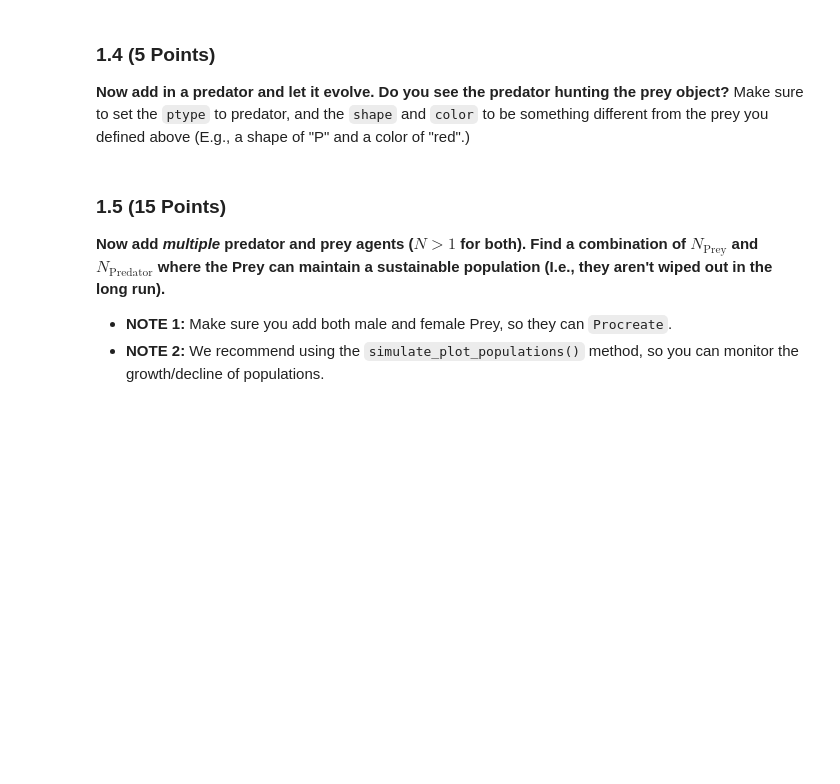
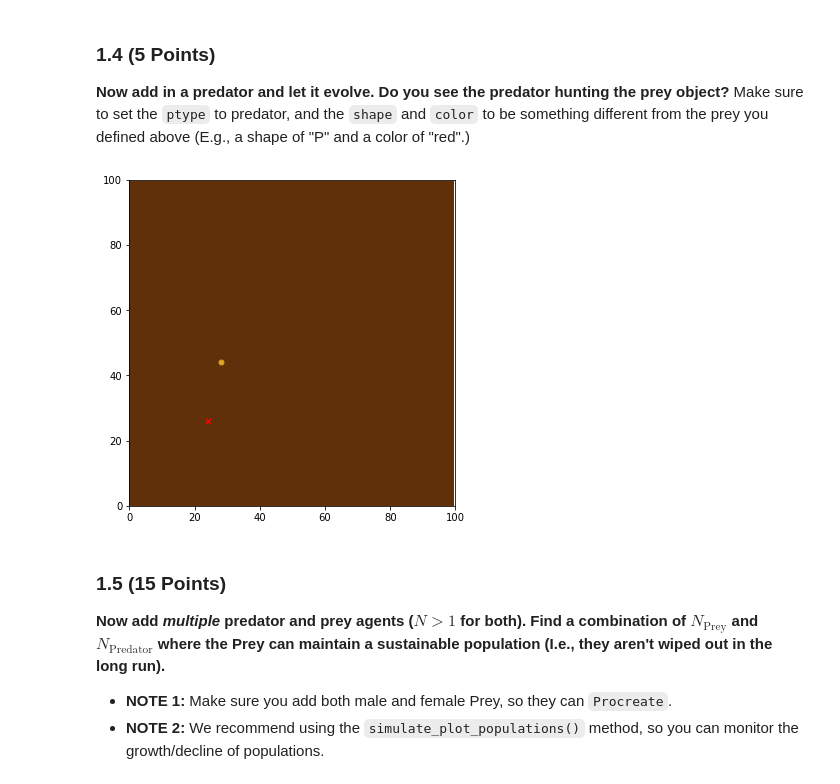
Before and after one commit to elsadeki/cmse202-s23-turnin, a Jupyter notebook: hw-03/HW3_ABMs_STUDENT.ipynb, the cells around one changed output. Saved outputs shown, nothing was run; the diff lists cells and outputs as text; code cells hidden in the pictures; blank space fills up the shorter version.

```diff
--- a/hw-03/HW3_ABMs_STUDENT.ipynb
+++ b/hw-03/HW3_ABMs_STUDENT.ipynb
@@ -87,3 +107,14 @@ Construct a new `Environment` object and a new `Animal_Agent` object. Specify th
+# %%
+#Write your code here
+test_environment = Environment()
+test_agent_f = Animal_Agent(sex = "F")
+test_predator = Animal_Agent(ptype = "Predator", shape = "x", color = "red")
+test_agent_f.set_allele(1,0)
+test_environment.add_agent(test_agent_f)
+test_environment.add_agent(test_predator)
+test_environment.simulate(50)
+# %% [output]
+[figure, added]
 # %% [markdown]
 ### 1.5 (15 Points)
 
```
Also changed, not shown: parts of 24 cells of this notebook.
